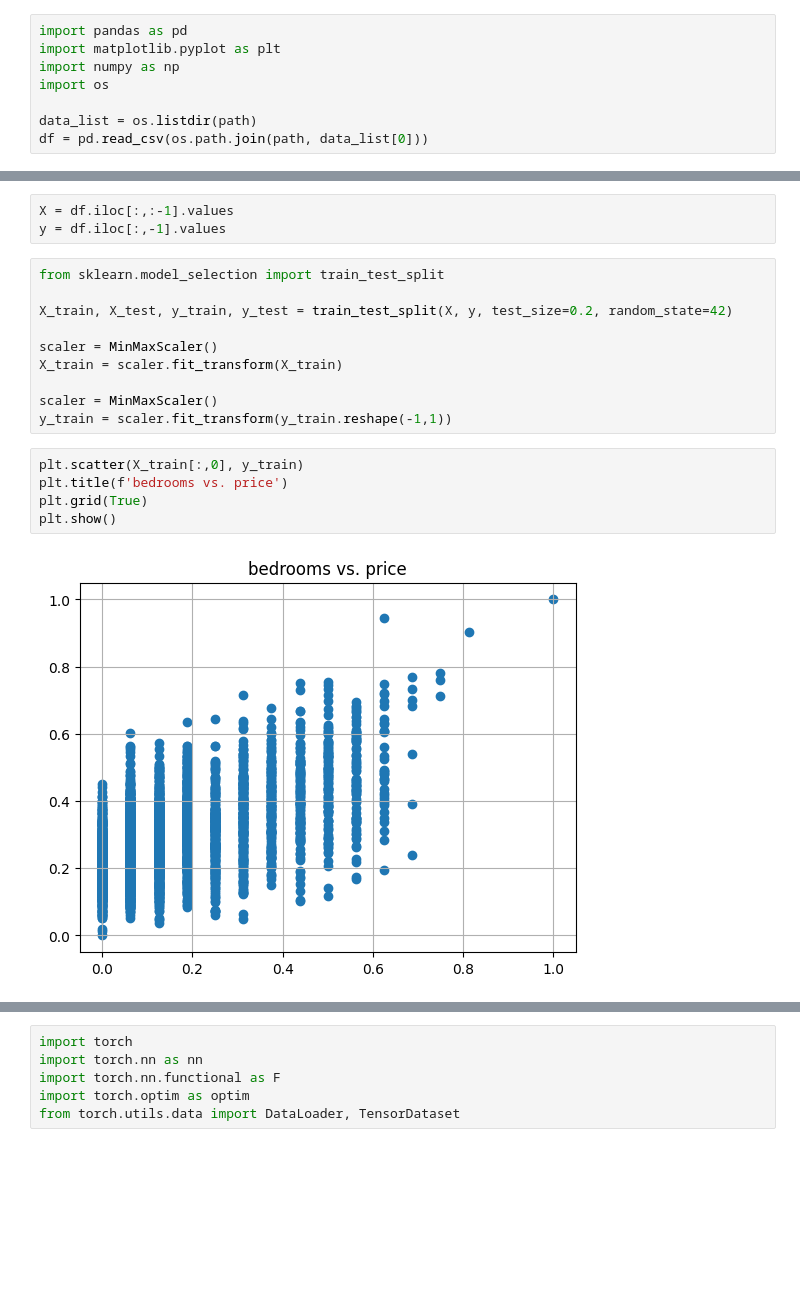
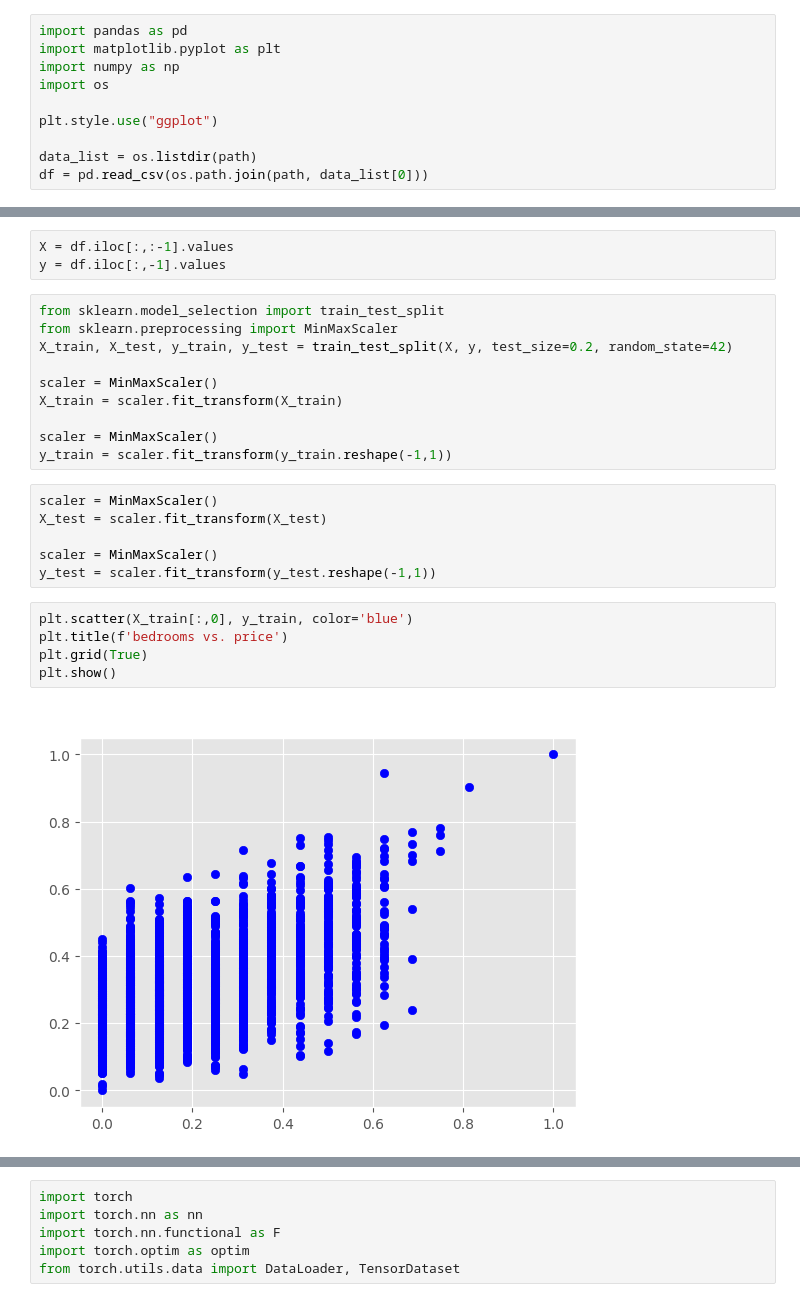
Before and after one commit to jHrdy/Data, a Jupyter notebook: house_pricing.ipynb, the cells around one changed output, grey strips where cells are left out. Drawn from its saved outputs; the diff is of its cells as text; blank space fills up the shorter version.

Commit message:
Trained, evaluation to be done

```diff
--- a/house_pricing.ipynb
+++ b/house_pricing.ipynb
@@ -14,6 +11,8 @@ import matplotlib.pyplot as plt
 import numpy as np
 import os
 
+plt.style.use("ggplot")
+
 data_list = os.listdir(path)
 df = pd.read_csv(os.path.join(path, data_list[0]))
 # %%
@@ -57,7 +56,7 @@ X = df.iloc[:,:-1].values
 y = df.iloc[:,-1].values
 # %%
 from sklearn.model_selection import train_test_split
-
+from sklearn.preprocessing import MinMaxScaler
 X_train, X_test, y_train, y_test = train_test_split(X, y, test_size=0.2, random_state=42)
 
 scaler = MinMaxScaler()
@@ -65,10 +64,16 @@ X_train = scaler.fit_transform(X_train)
 
 scaler = MinMaxScaler()
 y_train = scaler.fit_transform(y_train.reshape(-1,1))
+# %%
+scaler = MinMaxScaler()
+X_test = scaler.fit_transform(X_test)
+
+scaler = MinMaxScaler()
+y_test = scaler.fit_transform(y_test.reshape(-1,1))
 # %%
-plt.scatter(X_train[:,0], y_train)
+plt.scatter(X_train[:,0], y_train, color='blue')
 plt.title(f'bedrooms vs. price')
 plt.grid(True)
 plt.show()
 # %% [output]
-[figure, old version]
+[figure, new version]
```
Also changed, not shown: parts of 10 cells of this notebook.
